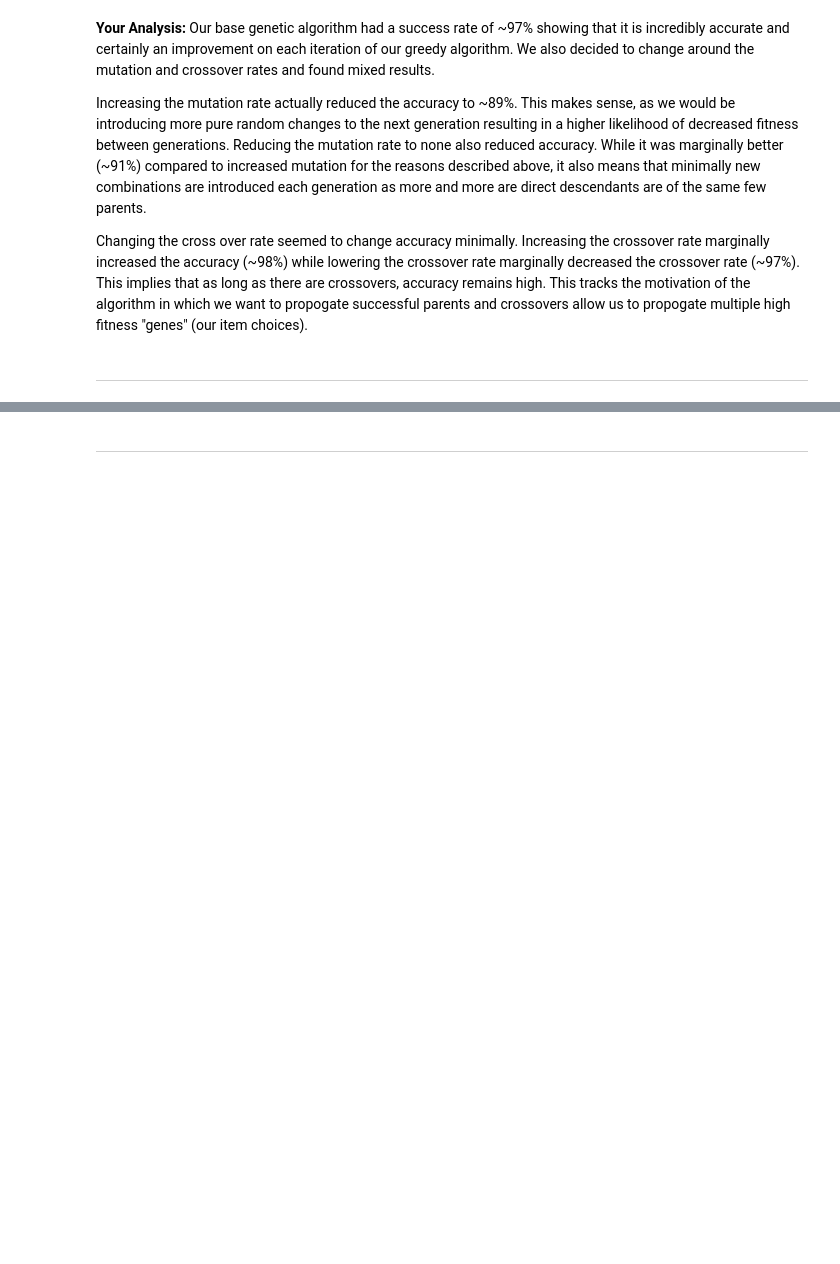
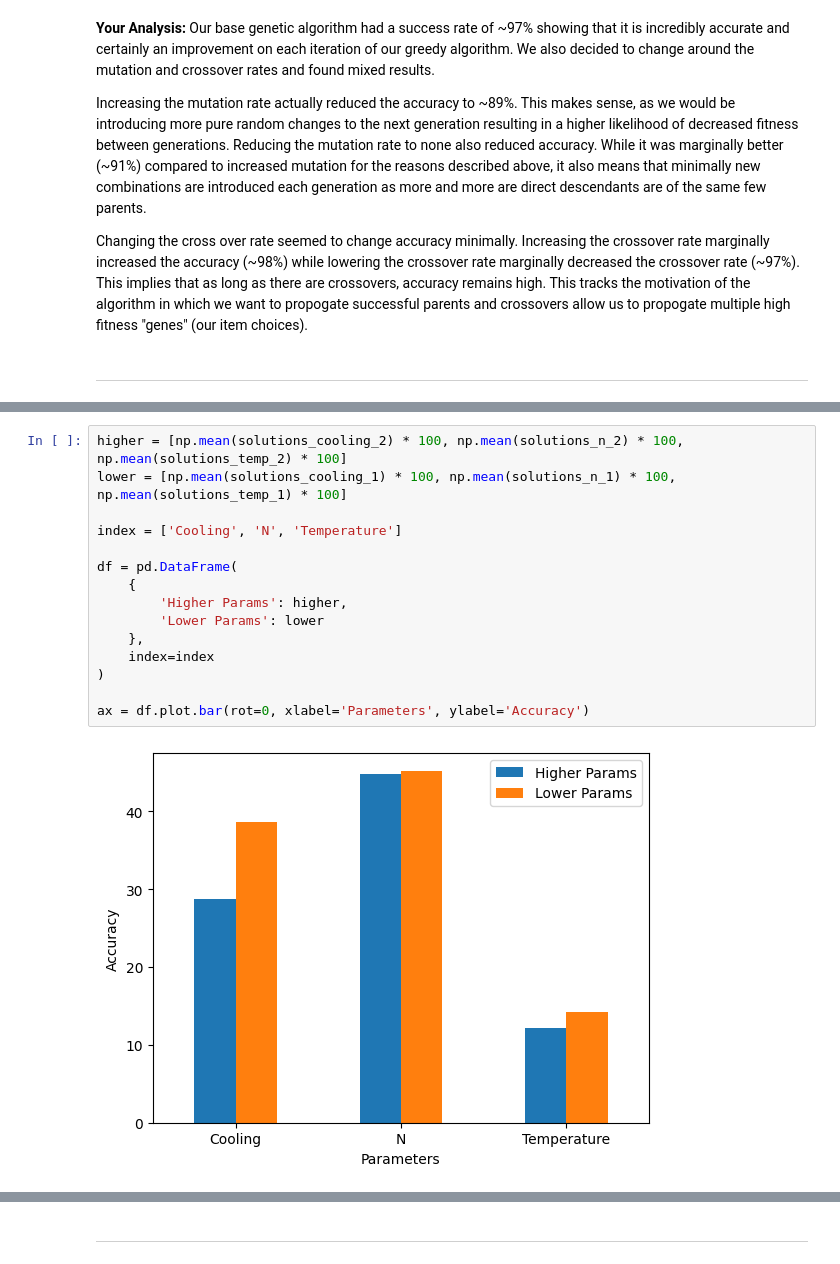
Before and after one commit to NatashaNaima/AI-KnapsackProblem, a Jupyter notebook: CSI4106_A1_Template.ipynb, the cells around one changed output, grey strips where cells are left out. Drawn from its saved outputs; the diff is of its cells as text; blank space fills up the shorter version.

```diff
--- a/CSI4106_A1_Template.ipynb
+++ b/CSI4106_A1_Template.ipynb
@@ -490,0 +523,17 @@ description  +  tables/figures
+# %%
+higher = [np.mean(solutions_cooling_2) * 100, np.mean(solutions_n_2) * 100, np.mean(solutions_temp_2) * 100]
+lower = [np.mean(solutions_cooling_1) * 100, np.mean(solutions_n_1) * 100, np.mean(solutions_temp_1) * 100]
+
+index = ['Cooling', 'N', 'Temperature']
+
+df = pd.DataFrame(
+	{
+		'Higher Params': higher,
+		'Lower Params': lower
+	},
+	index=index
+)
+
+ax = df.plot.bar(rot=0, xlabel='Parameters', ylabel='Accuracy')
+# %% [output]
+[figure, added]
```
Also changed, not shown: parts of 20 cells of this notebook.
